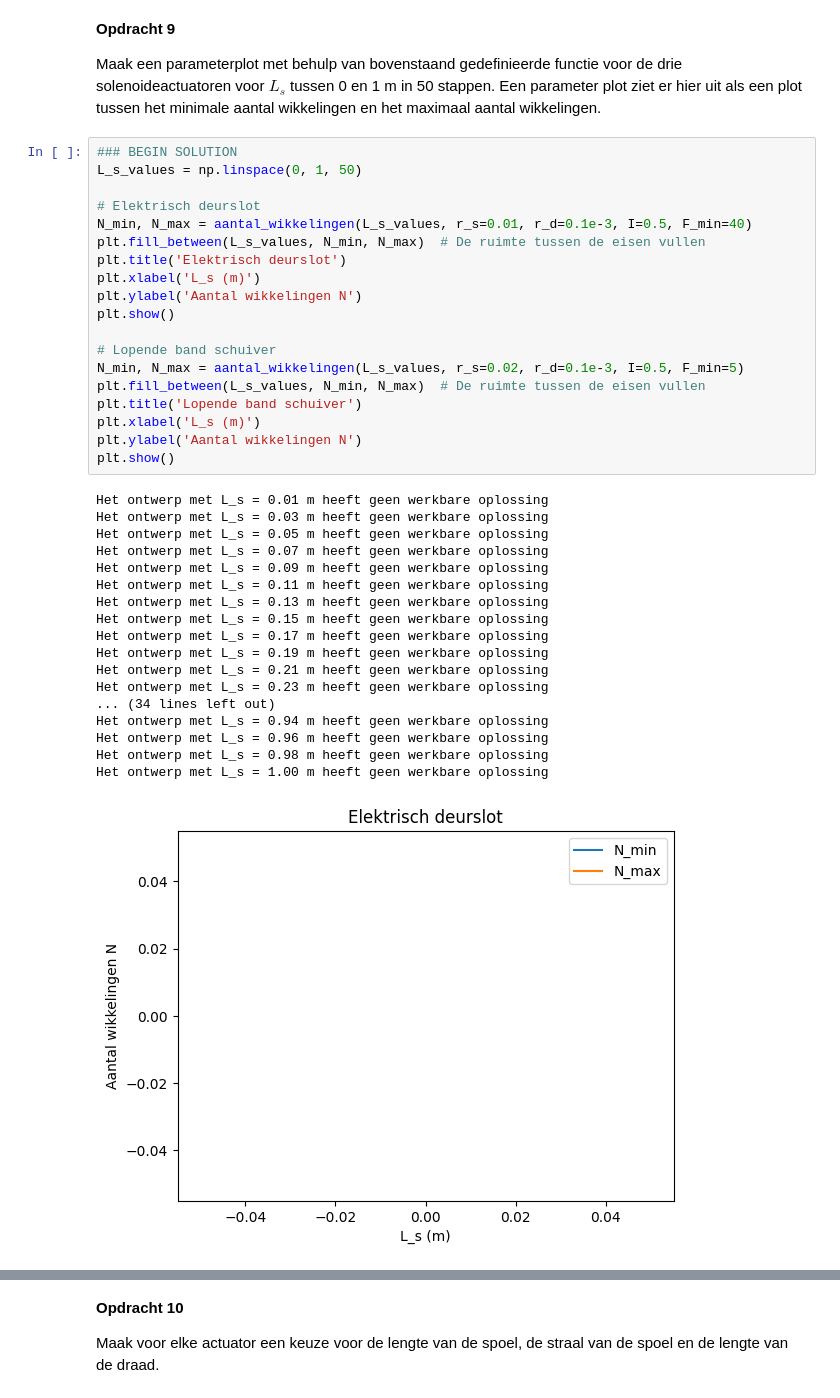
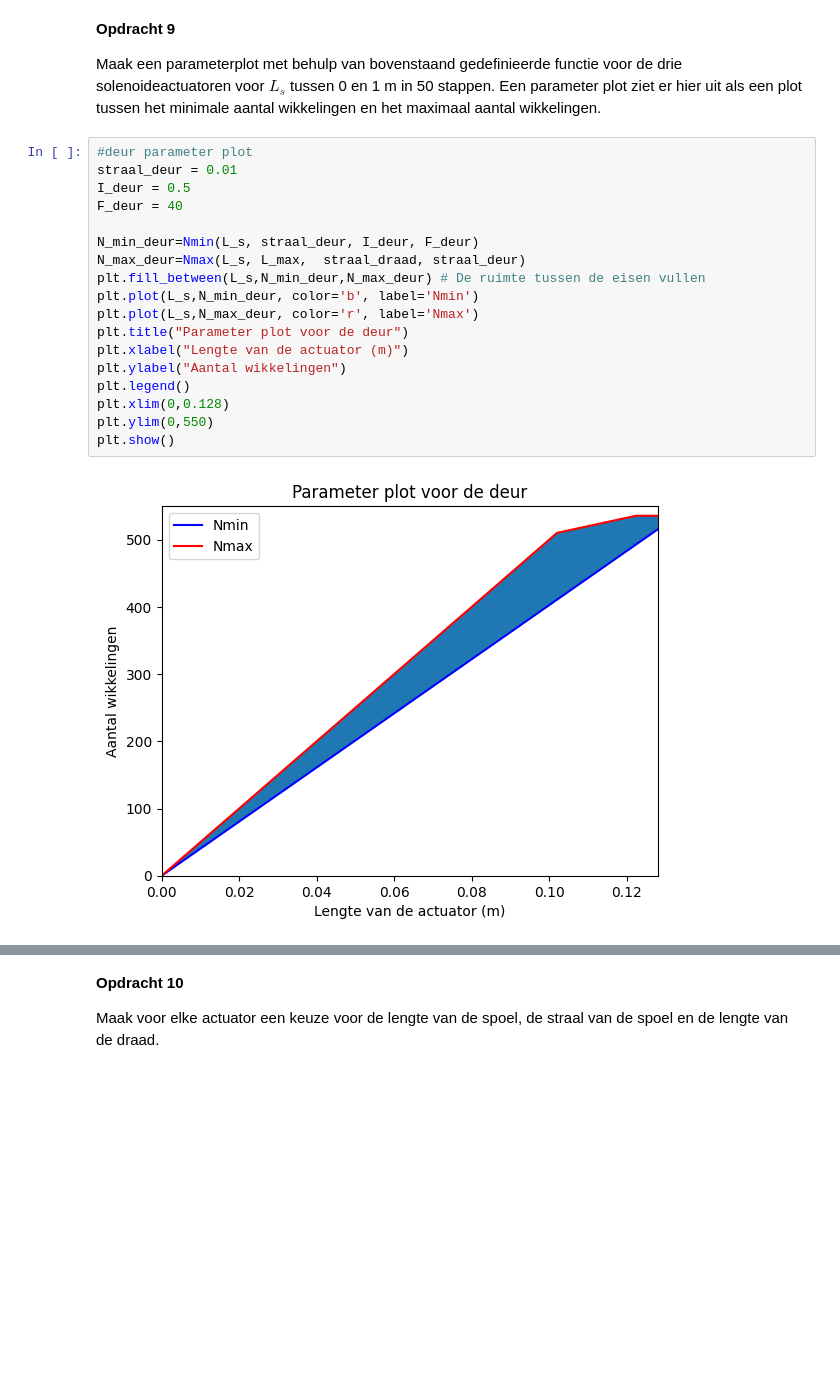
Before and after one commit to meesvanzeeland-ops/opdrachten-DEF-D, a Jupyter notebook: DigitaleOntwerpopdrachten/2KrachtactuatorOpdracht/Archive/KrachtactuatorOpdracht.ipynb, the cells around one changed output, grey strips where cells are left out. Saved outputs shown, nothing was run; the diff lists cells and outputs as text; blank space fills up the shorter version.

```diff
--- a/DigitaleOntwerpopdrachten/2KrachtactuatorOpdracht/Archive/KrachtactuatorOpdracht.ipynb
+++ b/DigitaleOntwerpopdrachten/2KrachtactuatorOpdracht/Archive/KrachtactuatorOpdracht.ipynb
@@ -223,40 +210,22 @@ Text(0, 0.5, 'y')
 
 Maak een parameterplot met behulp van bovenstaand gedefinieerde functie voor de drie solenoideactuatoren voor $L_s$ tussen 0 en 1 m in 50 stappen. Een parameter plot ziet er hier uit als een plot tussen het minimale aantal wikkelingen en het maximaal aantal wikkelingen.
 # %%
-### BEGIN SOLUTION
-L_s_values = np.linspace(0, 1, 50)
+#deur parameter plot
+straal_deur = 0.01
+I_deur = 0.5
+F_deur = 40
 
-# Elektrisch deurslot
-N_min, N_max = aantal_wikkelingen(L_s_values, r_s=0.01, r_d=0.1e-3, I=0.5, F_min=40)
-plt.fill_between(L_s_values, N_min, N_max)  # De ruimte tussen de eisen vullen
-plt.title('Elektrisch deurslot')
-plt.xlabel('L_s (m)')
-plt.ylabel('Aantal wikkelingen N')
+N_min_deur=Nmin(L_s, straal_deur, I_deur, F_deur)
+N_max_deur=Nmax(L_s, L_max,  straal_draad, straal_deur)
+plt.fill_between(L_s,N_min_deur,N_max_deur) # De ruimte tussen de eisen vullen
+plt.plot(L_s,N_min_deur, color='b', label='Nmin')
+plt.plot(L_s,N_max_deur, color='r', label='Nmax')
+plt.title("Parameter plot voor de deur")
+plt.xlabel("Lengte van de actuator (m)")
+plt.ylabel("Aantal wikkelingen")
+plt.legend()
+plt.xlim(0,0.128)
+plt.ylim(0,550)
 plt.show()
-
-# Lopende band schuiver
-N_min, N_max = aantal_wikkelingen(L_s_values, r_s=0.02, r_d=0.1e-3, I=0.5, F_min=5)
-plt.fill_between(L_s_values, N_min, N_max)  # De ruimte tussen de eisen vullen
-plt.title('Lopende band schuiver')
-plt.xlabel('L_s (m)')
-plt.ylabel('Aantal wikkelingen N')
-plt.show()
 # %% [output]
-Het ontwerp met L_s = 0.01 m heeft geen werkbare oplossing
-Het ontwerp met L_s = 0.03 m heeft geen werkbare oplossing
-Het ontwerp met L_s = 0.05 m heeft geen werkbare oplossing
-Het ontwerp met L_s = 0.07 m heeft geen werkbare oplossing
-Het ontwerp met L_s = 0.09 m heeft geen werkbare oplossing
-Het ontwerp met L_s = 0.11 m heeft geen werkbare oplossing
-Het ontwerp met L_s = 0.13 m heeft geen werkbare oplossing
-Het ontwerp met L_s = 0.15 m heeft geen werkbare oplossing
-Het ontwerp met L_s = 0.17 m heeft geen werkbare oplossing
-Het ontwerp met L_s = 0.19 m heeft geen werkbare oplossing
-Het ontwerp met L_s = 0.21 m heeft geen werkbare oplossing
-Het ontwerp met L_s = 0.23 m heeft geen werkbare oplossing
-... (34 lines left out)
-Het ontwerp met L_s = 0.94 m heeft geen werkbare oplossing
-Het ontwerp met L_s = 0.96 m heeft geen werkbare oplossing
-Het ontwerp met L_s = 0.98 m heeft geen werkbare oplossing
-Het ontwerp met L_s = 1.00 m heeft geen werkbare oplossing
-[figure, old version]
+[figure, new version]
```
Also changed, not shown: parts of 5 cells of this notebook.
